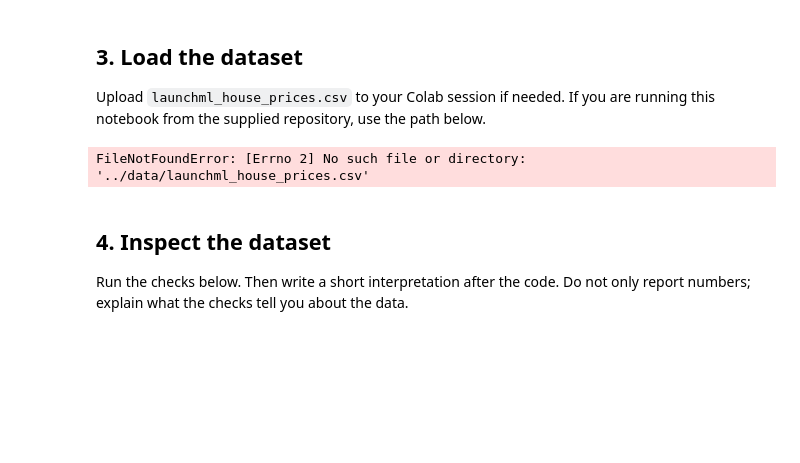
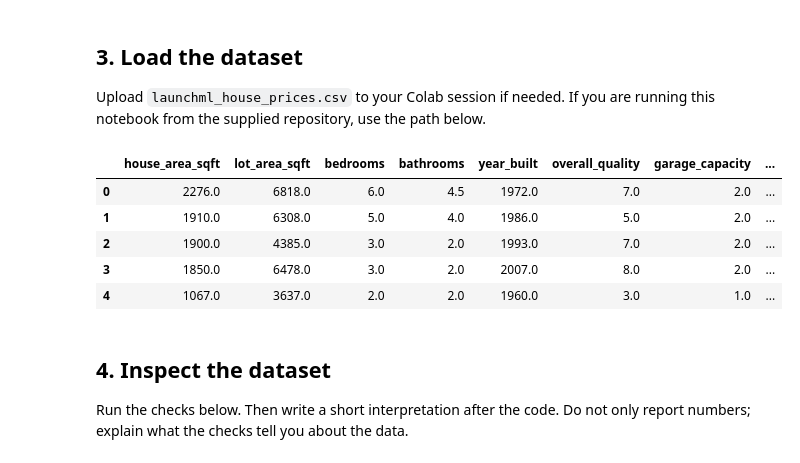
Before and after one commit to AK-Haking/Abenezer-Abebe-house-price-capstone, a Jupyter notebook: notebooks/student_project_template.ipynb, the cells around one changed output. Cells and saved outputs as stored; diff of their text form; code cells hidden in the pictures; blank space fills up the shorter version.

```diff
--- a/notebooks/student_project_template.ipynb
+++ b/notebooks/student_project_template.ipynb
@@ -43,12 +45,17 @@ pd.set_option("display.max_columns", None)
 
 Upload `launchml_house_prices.csv` to your Colab session if needed. If you are running this notebook from the supplied repository, use the path below.
 # %%
-DATA_PATH = "../data/launchml_house_prices.csv"
+DATA_PATH = "/content/launchml_house_prices.csv"
 # In Google Colab, change DATA_PATH to the location of the uploaded CSV if necessary.
 df = pd.read_csv(DATA_PATH)
 df.head()
 # %% [output]
-FileNotFoundError: [Errno 2] No such file or directory: '../data/launchml_house_prices.csv'
+|  | house_area_sqft | lot_area_sqft | bedrooms | bathrooms | year_built | overall_quality | garage_capacity | ... |
+| 0 | 2276.0 | 6818.0 | 6.0 | 4.5 | 1972.0 | 7.0 | 2.0 | ... |
+| 1 | 1910.0 | 6308.0 | 5.0 | 4.0 | 1986.0 | 5.0 | 2.0 | ... |
+| 2 | 1900.0 | 4385.0 | 3.0 | 2.0 | 1993.0 | 7.0 | 2.0 | ... |
+| 3 | 1850.0 | 6478.0 | 3.0 | 2.0 | 2007.0 | 8.0 | 2.0 | ... |
+| 4 | 1067.0 | 3637.0 | 2.0 | 2.0 | 1960.0 | 3.0 | 1.0 | ... |
 # %% [markdown]
 ## 4. Inspect the dataset
 
```
Also changed, not shown: parts of 24 cells of this notebook.
